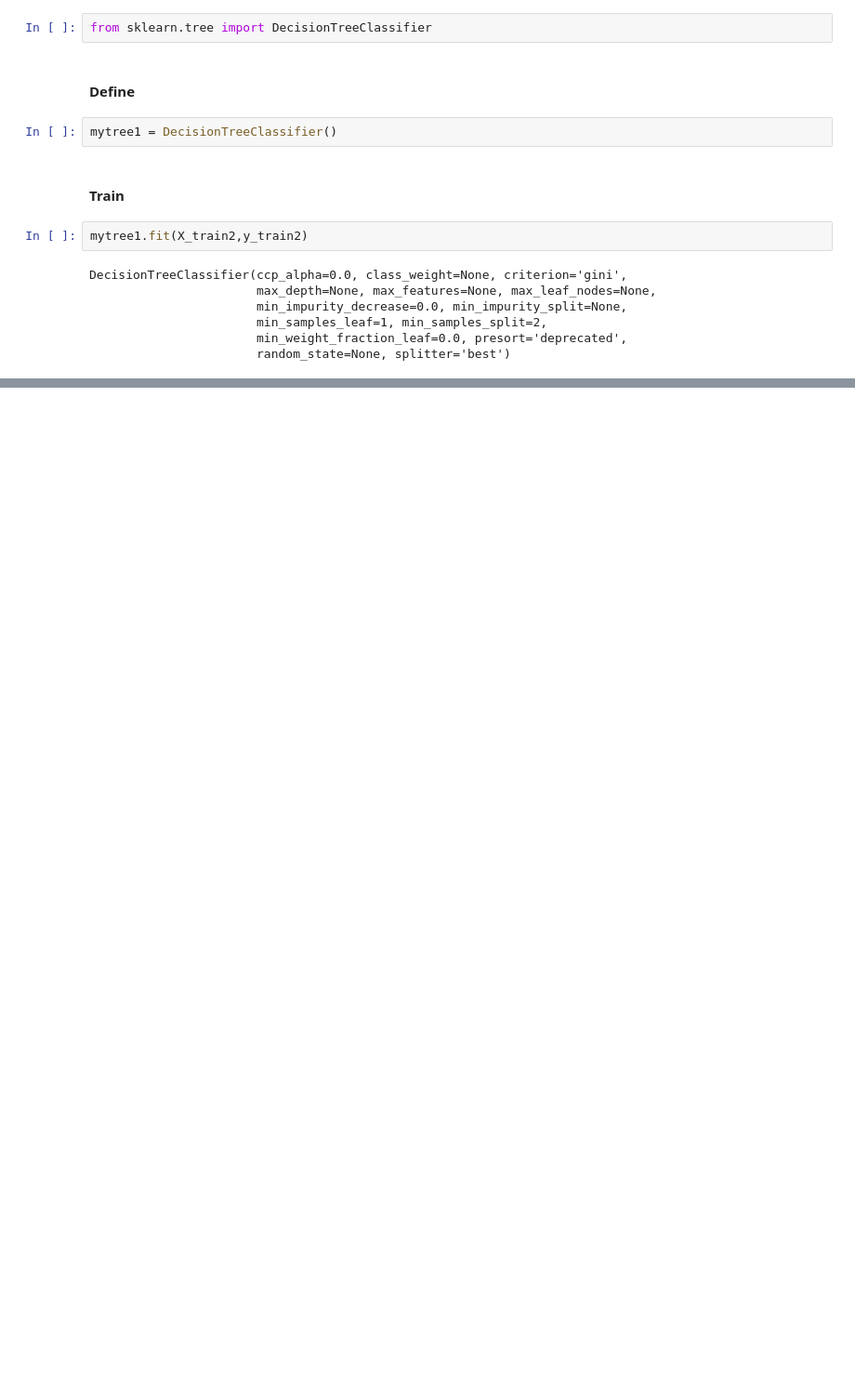
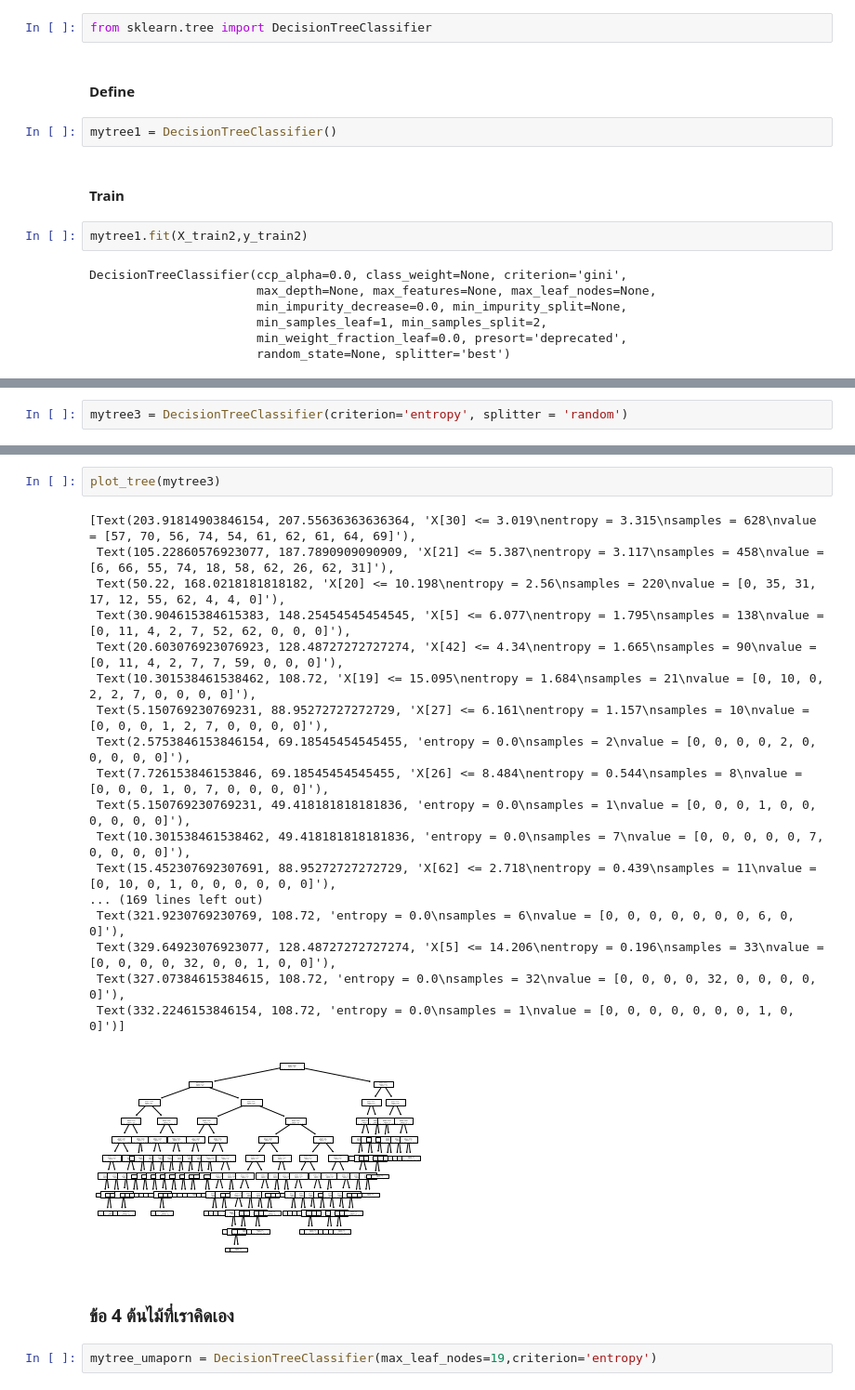
Before and after one commit to Umaporn19/DWDM21, a Jupyter notebook: Chapter7_Classification_(Decision_Tree).ipynb, the cells around one changed output, grey strips where cells are left out. Shown at 93% size. Drawn from its saved outputs; the diff is of its cells as text; blank space fills up the shorter version.

```diff
--- a/Chapter7_Classification_(Decision_Tree).ipynb
+++ b/Chapter7_Classification_(Decision_Tree).ipynb
@@ -235,0 +304,2 @@ DecisionTreeClassifier(ccp_alpha=0.0, class_weight=None, criterion='gini',
+# %%
+mytree3 = DecisionTreeClassifier(criterion='entropy', splitter = 'random')
@@ -235,0 +315,25 @@ DecisionTreeClassifier(ccp_alpha=0.0, class_weight=None, criterion='gini',
+# %%
+plot_tree(mytree3)
+# %% [output]
+[Text(203.91814903846154, 207.55636363636364, 'X[30] <= 3.019\nentropy = 3.315\nsamples = 628\nvalue = [57, 70, 56, 74, 54, 61, 62, 61, 64, 69]'),
+ Text(105.22860576923077, 187.7890909090909, 'X[21] <= 5.387\nentropy = 3.117\nsamples = 458\nvalue = [6, 66, 55, 74, 18, 58, 62, 26, 62, 31]'),
+ Text(50.22, 168.0218181818182, 'X[20] <= 10.198\nentropy = 2.56\nsamples = 220\nvalue = [0, 35, 31, 17, 12, 55, 62, 4, 4, 0]'),
+ Text(30.904615384615383, 148.25454545454545, 'X[5] <= 6.077\nentropy = 1.795\nsamples = 138\nvalue = [0, 11, 4, 2, 7, 52, 62, 0, 0, 0]'),
+ Text(20.603076923076923, 128.48727272727274, 'X[42] <= 4.34\nentropy = 1.665\nsamples = 90\nvalue = [0, 11, 4, 2, 7, 7, 59, 0, 0, 0]'),
+ Text(10.301538461538462, 108.72, 'X[19] <= 15.095\nentropy = 1.684\nsamples = 21\nvalue = [0, 10, 0, 2, 2, 7, 0, 0, 0, 0]'),
+ Text(5.150769230769231, 88.95272727272729, 'X[27] <= 6.161\nentropy = 1.157\nsamples = 10\nvalue = [0, 0, 0, 1, 2, 7, 0, 0, 0, 0]'),
+ Text(2.5753846153846154, 69.18545454545455, 'entropy = 0.0\nsamples = 2\nvalue = [0, 0, 0, 0, 2, 0, 0, 0, 0, 0]'),
+ Text(7.726153846153846, 69.18545454545455, 'X[26] <= 8.484\nentropy = 0.544\nsamples = 8\nvalue = [0, 0, 0, 1, 0, 7, 0, 0, 0, 0]'),
+ Text(5.150769230769231, 49.418181818181836, 'entropy = 0.0\nsamples = 1\nvalue = [0, 0, 0, 1, 0, 0, 0, 0, 0, 0]'),
+ Text(10.301538461538462, 49.418181818181836, 'entropy = 0.0\nsamples = 7\nvalue = [0, 0, 0, 0, 0, 7, 0, 0, 0, 0]'),
+ Text(15.452307692307691, 88.95272727272729, 'X[62] <= 2.718\nentropy = 0.439\nsamples = 11\nvalue = [0, 10, 0, 1, 0, 0, 0, 0, 0, 0]'),
+... (169 lines left out)
+ Text(321.9230769230769, 108.72, 'entropy = 0.0\nsamples = 6\nvalue = [0, 0, 0, 0, 0, 0, 0, 6, 0, 0]'),
+ Text(329.64923076923077, 128.48727272727274, 'X[5] <= 14.206\nentropy = 0.196\nsamples = 33\nvalue = [0, 0, 0, 0, 32, 0, 0, 1, 0, 0]'),
+ Text(327.07384615384615, 108.72, 'entropy = 0.0\nsamples = 32\nvalue = [0, 0, 0, 0, 32, 0, 0, 0, 0, 0]'),
+ Text(332.2246153846154, 108.72, 'entropy = 0.0\nsamples = 1\nvalue = [0, 0, 0, 0, 0, 0, 0, 1, 0, 0]')]
+[figure, added]
+# %% [markdown]
+### ข้อ 4 ต้นไม้ที่เราคิดเอง
+# %%
+mytree_umaporn = DecisionTreeClassifier(max_leaf_nodes=19,criterion='entropy')
```
Also changed, not shown: parts of 17 cells of this notebook.
